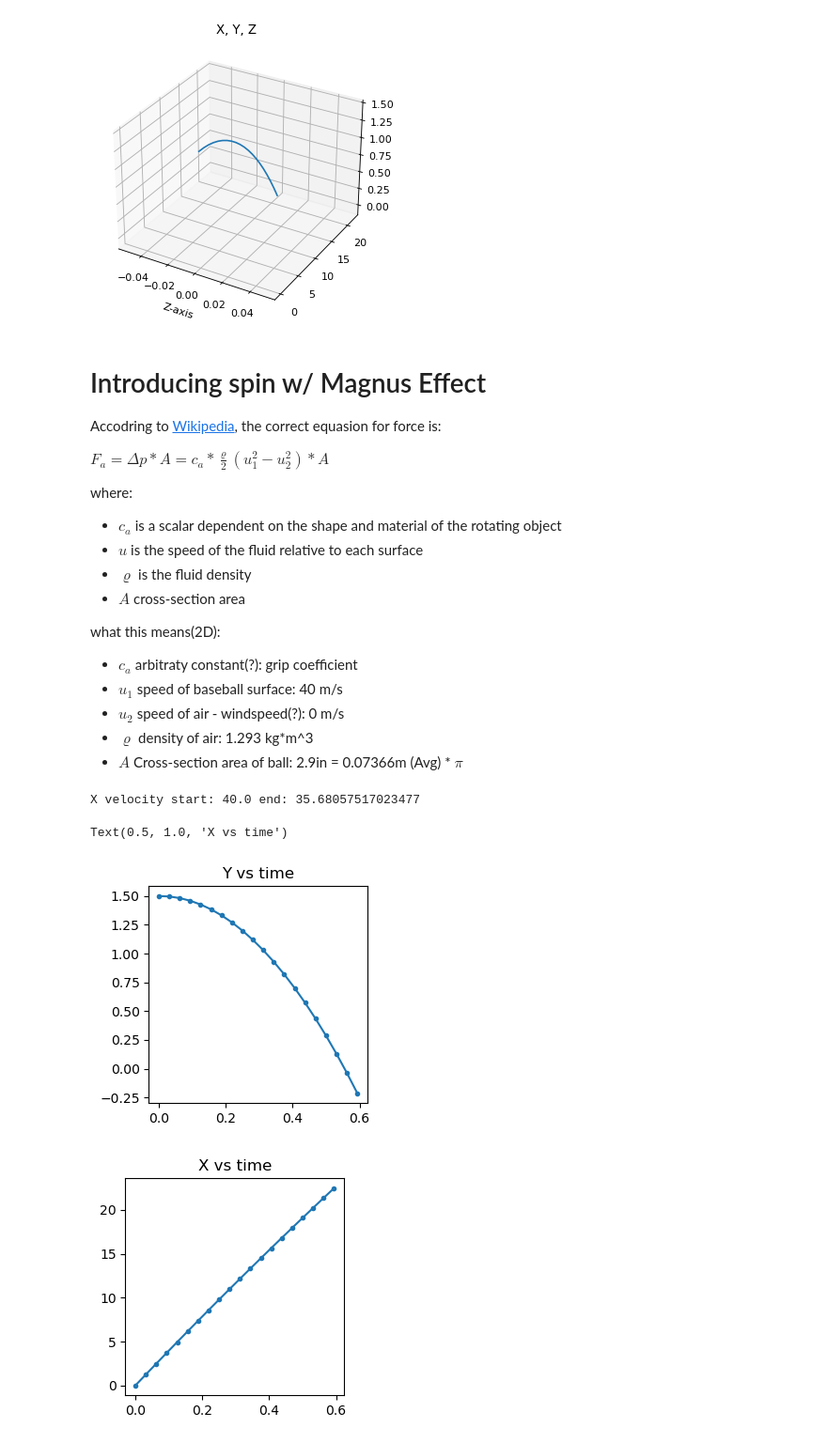
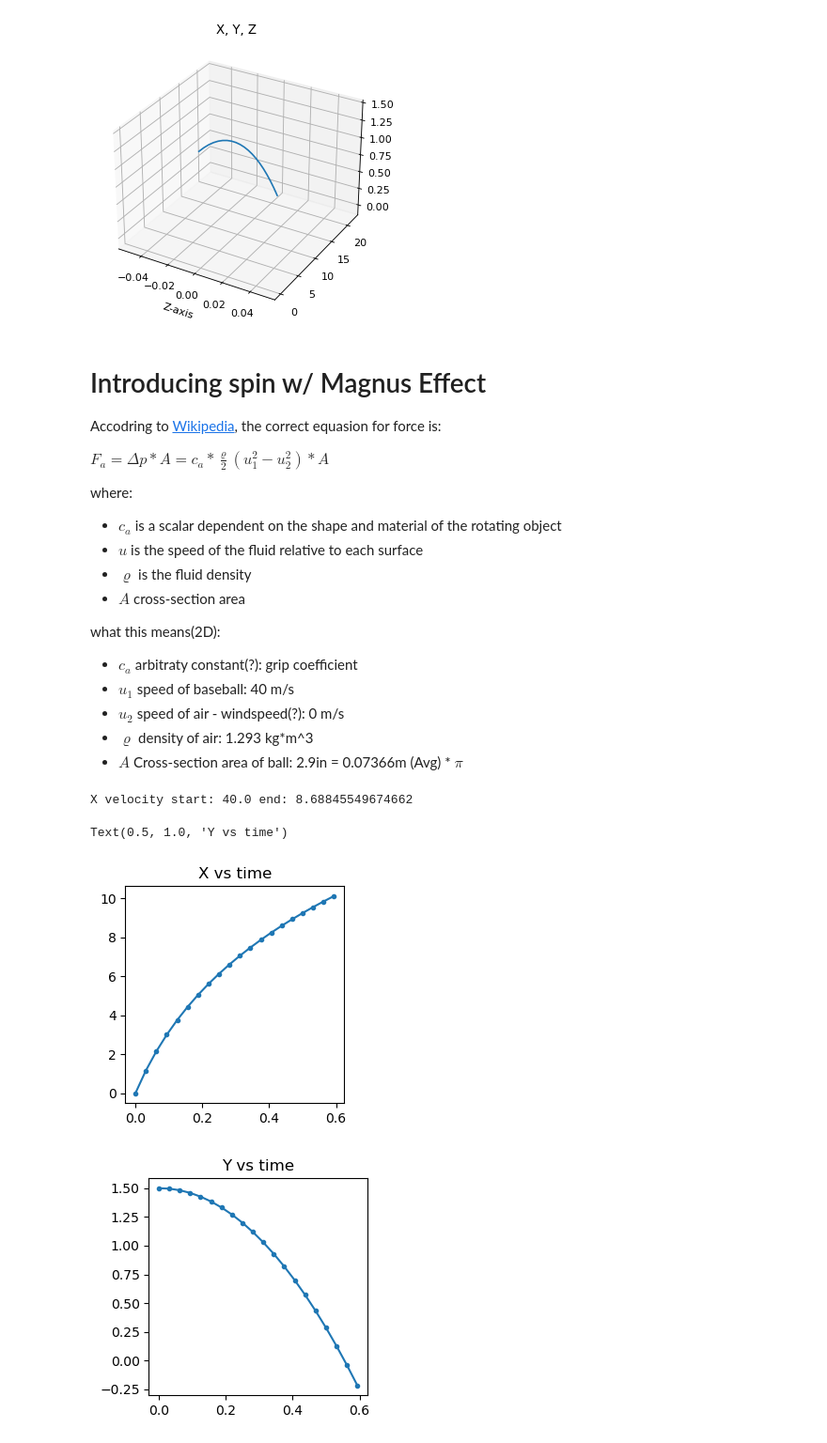
Before and after one commit to JP-Garcia/phys_comp_methods, a Jupyter notebook: dev/Project-Baseball.ipynb, the cells around one changed output. Shown at 94% size. Saved outputs shown, nothing was run; the diff lists cells and outputs as text; code cells hidden in the pictures.

```diff
--- a/dev/Project-Baseball.ipynb
+++ b/dev/Project-Baseball.ipynb
@@ -46,4 +62,12 @@ Text(0, 0.5, 'Height (m)')
 # %%
+def drag(v):
+    rho = 1.293
+    radius = 0.03683
+    A = radius**2 * np.pi
+    C_d = 0.3
+    return (.5 * rho * v**2 * C_d * A)
+
+
 def rk4(f, x0=0, v0=0, t0=0.0, tf=10.0, dt=2**-5):
     r = np.array([x0,v0], float) #init conditions
 
@@ -59,7 +83,6 @@ def rk4(f, x0=0, v0=0, t0=0.0, tf=10.0, dt=2**-5):
         k3 = dt*f(r+0.5*k2, t+0.5*dt)
         k4 = dt*f(r+0.5*k3, t+0.5*dt)
         r = r + (k1+2*k2+2*k3+k4)/6
-
     return tpoints, xpoints, vpoints
 # %%
 # grav
@@ -84,7 +107,7 @@ def x_lin(r,t):
     y = r[0]
     v = r[1]
     fy = v
-    fv = -c*v
+    fv = - drag(v)
     return np.array([fy, fv], float)
 
 # velocity + force of drag + force of gravity
@@ -94,7 +117,7 @@ def y_lin(r,t):
     y = r[0]
     v = r[1]
     fy = v
-    fv = g-c*v
+    fv = g-drag(v)
     return np.array([fy, fv], float)
 
 # velocity + force of drag
@@ -103,7 +126,7 @@ def z_lin(r,t):
     y = r[0]
     v = r[1]
     fy = v
-    fv = -c*v
+    fv = -drag(v)
     return np.array([fy, fv], float)
 # %%
 t,z,zv = rk4(x_lin, x0=0, v0=40, tf=.6)
@@ -165,7 +188,7 @@ where:
 
 what this means(2D):
 - $c_a$ arbitraty constant(?): grip coefficient
-- $u_1$ speed of baseball surface: 40 m/s
+- $u_1$ speed of baseball: 40 m/s
 - $u_2$ speed of air - windspeed(?): 0 m/s
 - $\varrho$ density of air: 1.293 kg*m^3
 - $A$ Cross-section area of ball: 2.9in = 0.07366m (Avg) * $\pi$
@@ -177,50 +200,54 @@ airV_y = 0
 airRho = 1.293
 radius = 0.03683
 
 # Magnus effect only, no drag
 
 def x_mag(r,t):
     c = 0
     c_a = grip
     A = radius * 2 * np.pi
     y = r[0]
     v = r[1]
-    rpm = rpm_z
-    omega = np.pi*2*(rpm/60) # angular velocity
-    # print("Omega:", omega)
-    u1 = omega*radius # linear velocity
-    # print("Linear V:", u1)
-    u2 = -v
 
+#     rpm = rpm_z
+#     omega = np.pi*2*(rpm/60) # angular velocity
+#     # print("Omega:", omega)
+#     u1 = omega*radius # linear velocity                  # Error: Misunderstood eqn!
+#     # print("Linear V:", u1)
+#     u2 = -v
+
+#     fy = v
+#     fv = -c*v - c_a*(airRho/2)*(u1-u2)*A
+
+
+    # eqn corrected:
     fy = v
-    fv = -c*v - c_a*(airRho/2)*(u1-u2)*A
-
-    # print("V:", v)
+    fv = -c*v - c_a*(airRho/2)*(v**2-airV_x**2)*A
 
     return np.array([fy, fv], float)
 
 def y_mag(r,t):
     c = 0
     g = -9.81
     y = r[0]
     v = r[1]
     fy = v
-    fv = g-c*v
+    fv = g-c*v - c_a*(airRho/2)*(v**2-airV_y**2)*A
     return np.array([fy, fv], float)
-
-t,y,yv = rk4(y_mag, x0=1.5, tf=.6)
-fig0, ax0 = plt.subplots(figsize=(3,3))
-ax0.plot(t,y,".-")
-ax0.set_title("Y vs time")
 
 t,x,xv = rk4(x_mag, v0=40, tf=.6)
 print("X velocity start:", xv[0], "end:", xv[-1])
 fig, ax = plt.subplots(figsize=(3,3))
 ax.plot(t,x,".-")
 ax.set_title("X vs time")
+
+t,y,yv = rk4(y_mag, x0=1.5, tf=.6)
+fig0, ax0 = plt.subplots(figsize=(3,3))
+ax0.plot(t,y,".-")
+ax0.set_title("Y vs time")
 # %% [output]
-X velocity start: 40.0 end: 35.68057517023477
+X velocity start: 40.0 end: 8.68845549674662
-Text(0.5, 1.0, 'X vs time')
+Text(0.5, 1.0, 'Y vs time')
-[figure, old version]
+[figure, new version]
-[figure, old version]
+[figure, new version]
 # %%
```
Also changed, not shown: parts of 14 cells of this notebook, 3 other files.
